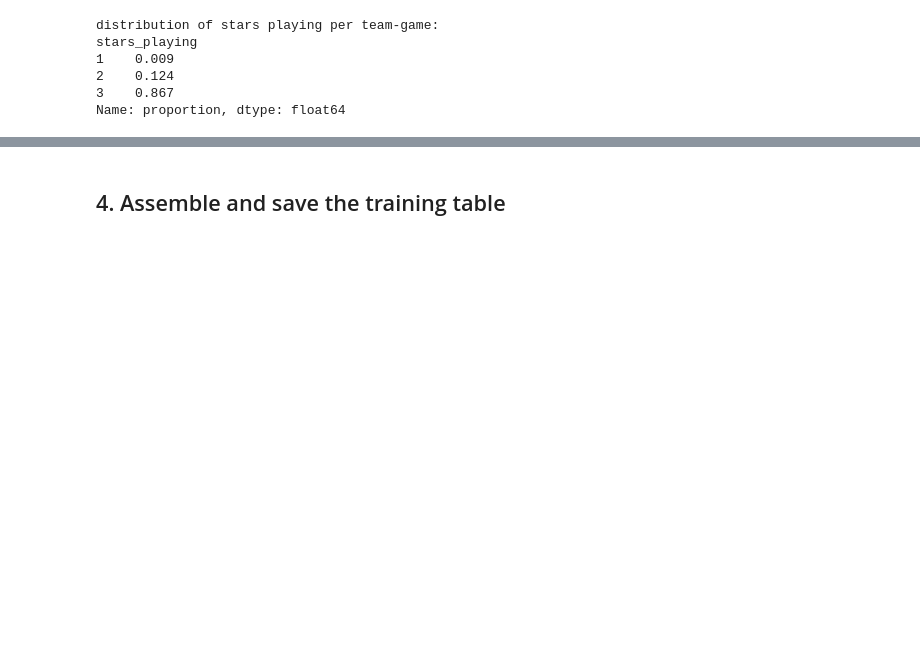
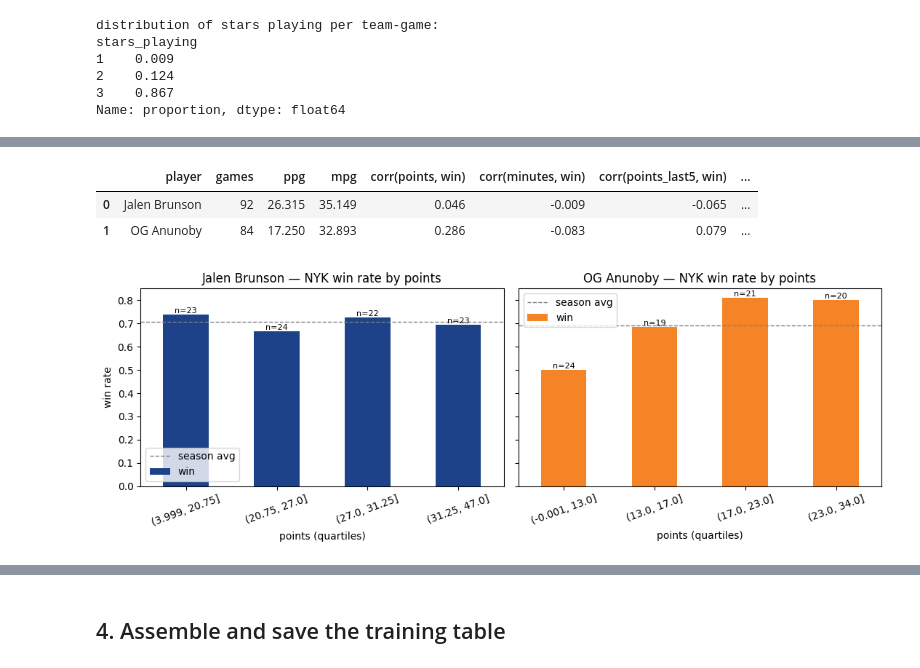
Before and after one commit to madeleinetwang/knicks-in-six, a Jupyter notebook: 02_features.ipynb, the cells around one changed output, grey strips where cells are left out. Drawn from its saved outputs; the diff is of its cells as text; code cells hidden in the pictures; blank space fills up the shorter version.

Commit message:
final commit before the game eee!

```diff
--- a/02_features.ipynb
+++ b/02_features.ipynb
@@ -127,0 +134,39 @@ Name: proportion, dtype: float64
+# %%
+logs = F.player_logs(["Jalen Brunson", "OG Anunoby"], season=2026)
+
+summary = []
+for p, d in logs.groupby("player"):
+    summary.append({
+        "player": p,
+        "games": len(d),
+        "ppg": d["points"].mean(),
+        "mpg": d["numMinutes"].mean(),
+        "corr(points, win)": d["points"].corr(d["win"]),
+        "corr(minutes, win)": d["numMinutes"].corr(d["win"]),
+        "corr(points_last5, win)": d["points_last5"].corr(d["win"]),
+        "corr(minutes_last5, win)": d["minutes_last5"].corr(d["win"]),
+    })
+pd.DataFrame(summary).round(3)
+# %% [output]
+|  | player | games | ppg | mpg | corr(points, win) | corr(minutes, win) | corr(points_last5, win) | ... |
+| 0 | Jalen Brunson | 92 | 26.315 | 35.149 | 0.046 | -0.009 | -0.065 | ... |
+| 1 | OG Anunoby | 84 | 17.250 | 32.893 | 0.286 | -0.083 | 0.079 | ... |
+# %%
+import matplotlib.pyplot as plt
+
+fig, axes = plt.subplots(1, 2, figsize=(11, 4), sharey=True)
+for ax, (p, d) in zip(axes, logs.groupby("player")):
+    buckets = pd.qcut(d["points"], 4)
+    wr = d.groupby(buckets, observed=True)["win"].mean()
+    counts = d.groupby(buckets, observed=True).size()
+    wr.plot.bar(ax=ax, color="#1d428a" if "Brunson" in p else "#f58426", rot=20)
+    ax.axhline(d["win"].mean(), ls="--", c="gray", lw=1, label="season avg")
+    for i, (v, n) in enumerate(zip(wr, counts)):
+        ax.annotate(f"n={n}", (i, v), ha="center", va="bottom", fontsize=8)
+    ax.set_title(f"{p} — NYK win rate by points")
+    ax.set_xlabel("points (quartiles)")
+    ax.set_ylabel("win rate")
+    ax.legend()
+plt.tight_layout()
+# %% [output]
+[figure, added]
```
Also changed, not shown: parts of 6 cells of this notebook, 12 other files.
